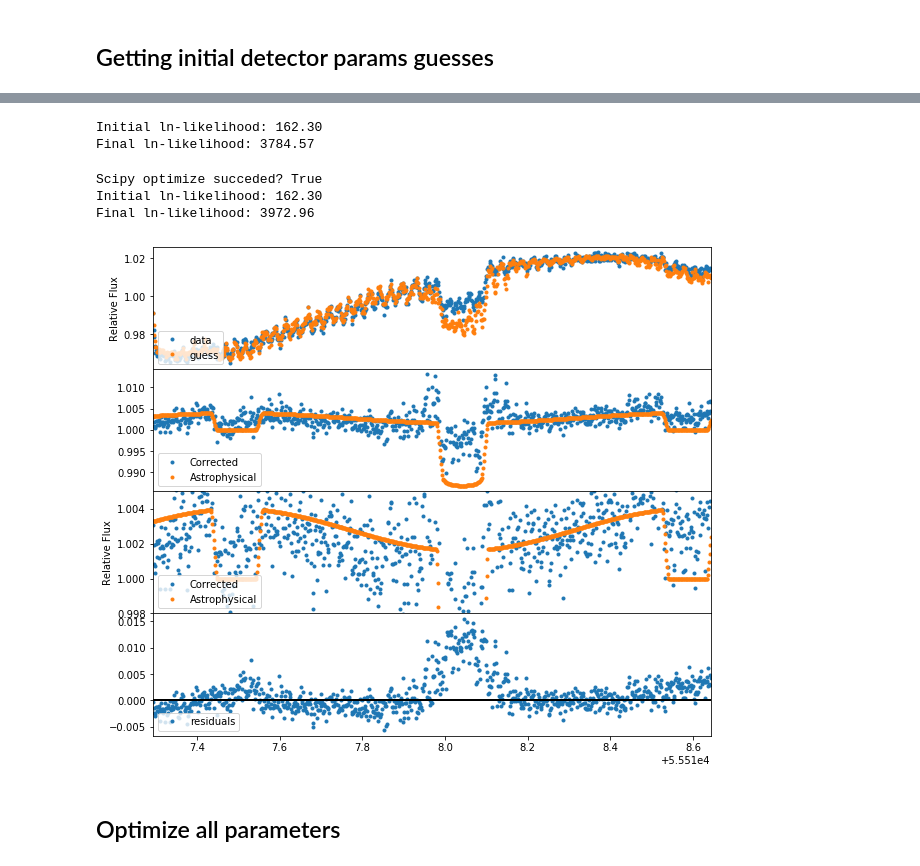
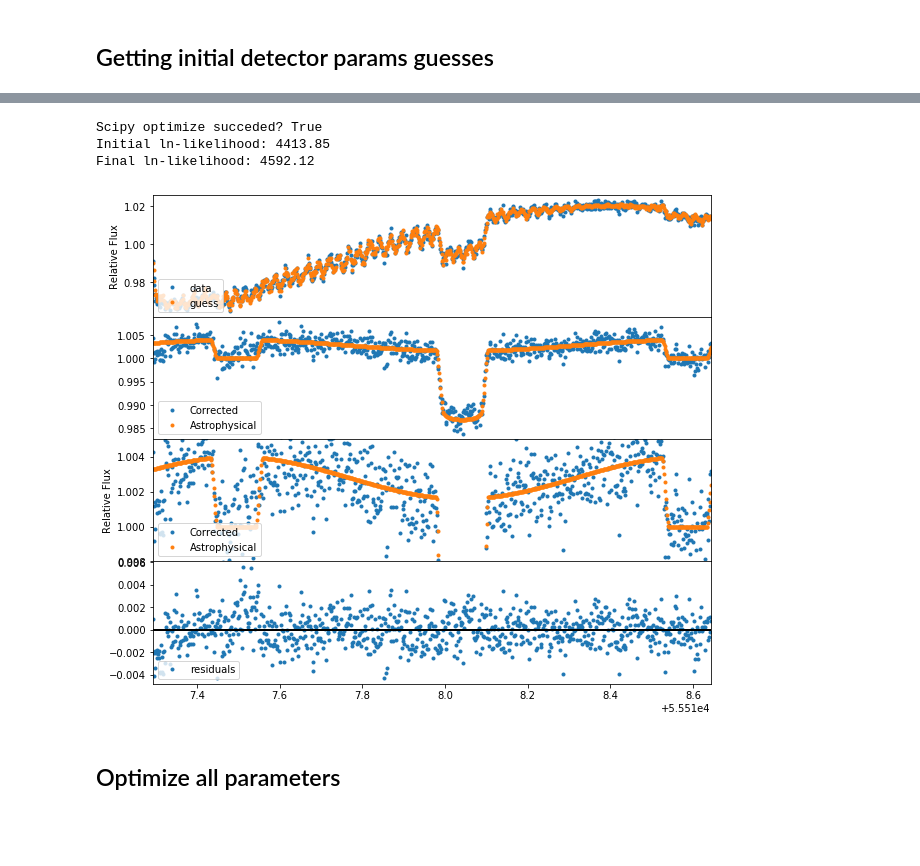
Before and after one commit to lisadang27/SPCA, a Jupyter notebook: notebooks/MCMC_Poly-BLISS-GP-DEVELOPMENT.ipynb, the cells around one changed output, grey strips where cells are left out. Drawn from its saved outputs; the diff is of its cells as text; code cells hidden in the pictures; blank space fills up the shorter version.

```diff
--- a/notebooks/MCMC_Poly-BLISS-GP-DEVELOPMENT.ipynb
+++ b/notebooks/MCMC_Poly-BLISS-GP-DEVELOPMENT.ipynb
@@ -560,9 +491,0 @@ Scipy optimize succeded? True
-# %%
-p0_temp0 = spyResult0.x
-
-astro_guess = mean_model.get_value(np.array([xdata, ydata, time]).T)
-
-detec_full_guess, gp_final = detfunc_dev_full(flux, mean_model, xdata, ydata, time, *p0_temp0)
-
-#plot scipy's best-fit
-make_plots.plot_init_guess(time, flux, astro_guess, detec_full_guess, savepath, mode)
@@ -579,7 +491,0 @@ Final ln-likelihood: 3972.27
-# %%
-def spyFunc0(p0, flux, xdata, ydata, time):
-    mean_model = astroModel(p0[np.where(np.in1d(p0_labels,p0_astro))])
-    gpAmp, gpLx, gpLy, sigF = p0[np.where(np.in1d(p0_labels,p0_detec))]
-    return detfunc_dev(flux, mean_model, xdata, ydata, time, gpAmp, gpLx, gpLy, sigF)
-# %%
-spyResult0 = scipy.optimize.minimize(spyFunc0, p0_temp0, args=(flux, xdata, ydata, time), method='Nelder-Mead')
@@ -590,11 +491,0 @@ Scipy optimize succeded? True
-# %%
-p0_temp0 = spyResult0.x
-
-mean_model = astroModel(p0_temp0[np.where(np.in1d(p0_labels,p0_astro))])
-
-astro_guess = mean_model.get_value(np.array([xdata, ydata, time]).T)
-
-detec_full_guess, gp_final = detfunc_dev_full(flux, mean_model, xdata, ydata, time, *p0_temp0[np.where(np.in1d(p0_labels,p0_detec))])
-
-#plot scipy's best-fit
-make_plots.plot_init_guess(time, flux, astro_guess, detec_full_guess, savepath, mode)
@@ -603,44 +492,38 @@ make_plots.plot_init_guess(time, flux, astro_guess, detec_full_guess, savepath,
-# %%
-print("Initial ln-likelihood: {0:.2f}".format(gp.log_likelihood(flux)))
-print("Final ln-likelihood: {0:.2f}".format(gp_final.log_likelihood(flux)))
-# %% [output]
-Initial ln-likelihood: 162.30
-Final ln-likelihood: 3784.57
 # %%
 if runMCMC:
 
+    astro_guess = astrofunc(time, *p0[np.where(np.in1d(p0_labels,p0_astro))])
+
     if 'gp' in mode.lower():
-        detec_inputs = [flux, xdata, ydata, time, True, p0[np.where(np.in1d(p0_labels,p0_astro))], astrofunc]
-        spyFunc0 = lambda p0_temp, inputs: -detecfunc(inputs, *p0_temp)[1].log_likelihood(inputs[0])
+        detec_inputs = [flux, xdata, ydata, time, True, astro_guess]
+        spyFunc0 = lambda p0_temp, inputs: -detecfunc(inputs, *p0_temp)[1].log_likelihood(inputs[0]-inputs[-1])
     else:
         detec_inputs = [flux/astro_guess, xdata, ydata]
         spyFunc0 = lambda p0_temp, inputs: np.mean((inputs[0]-detecfunc(inputs[:-1], *p0_temp))**2)
-
-    astro_guess = astrofunc(time, *p0[np.where(np.in1d(p0_labels,p0_astro))])
 
     spyResult0 = scipy.optimize.minimize(spyFunc0, p0[np.where(np.in1d(p0_labels,p0_detec))], detec_inputs, 'Nelder-Mead')
     print('Scipy optimize succeded?', spyResult0.success)
 
     p0_temp0 = spyResult0.x
 
     if 'gp' in mode.lower():
         _, gp_initial = detecfunc(detec_inputs, *p0[np.where(np.in1d(p0_labels,p0_detec))])
         detec_full_guess, gp_final = detecfunc(detec_inputs, *p0_temp0)
-        print("Initial ln-likelihood: {0:.2f}".format(gp_initial.log_likelihood(flux)))
-        print("Final ln-likelihood: {0:.2f}".format(gp_final.log_likelihood(flux)))
+        print("Initial ln-likelihood: {0:.2f}".format(gp_initial.log_likelihood(flux-astro_guess)))
+        print("Final ln-likelihood: {0:.2f}".format(gp_final.log_likelihood(flux-astro_guess)))
     else:
         detec_full_guess = detecfunc(detec_inputs, *p0_temp0)
 
     #plot scipy's best-fit
     make_plots.plot_init_guess(time, flux, astro_guess, detec_full_guess, savepath, mode)
 
     if spyResult0.success:
         p0[np.where(np.in1d(p0_labels,p0_detec))] = p0_temp0
 # %% [output]
 Scipy optimize succeded? True
-Initial ln-likelihood: 162.30
-Final ln-likelihood: 3972.96
+Initial ln-likelihood: 4413.85
+Final ln-likelihood: 4592.12
-[figure, old version]
+[figure, new version]
 # %% [markdown]
 ## Optimize all parameters
 # %%
```
Also changed, not shown: parts of 24 cells of this notebook, 2 other files.
